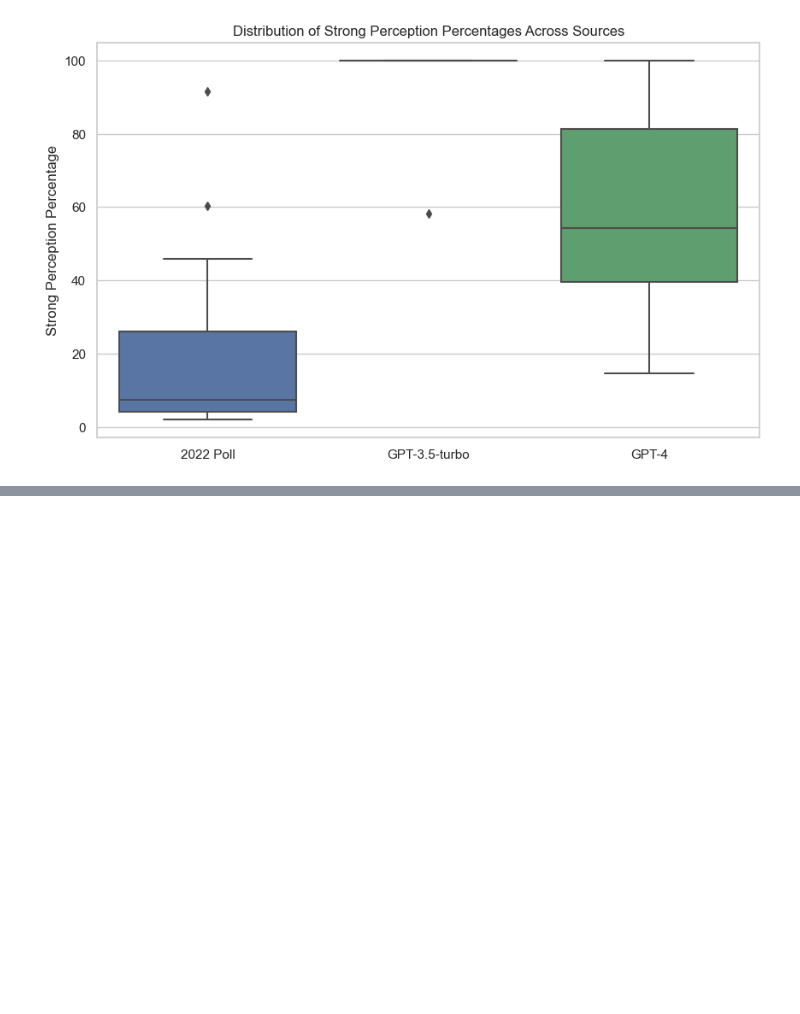
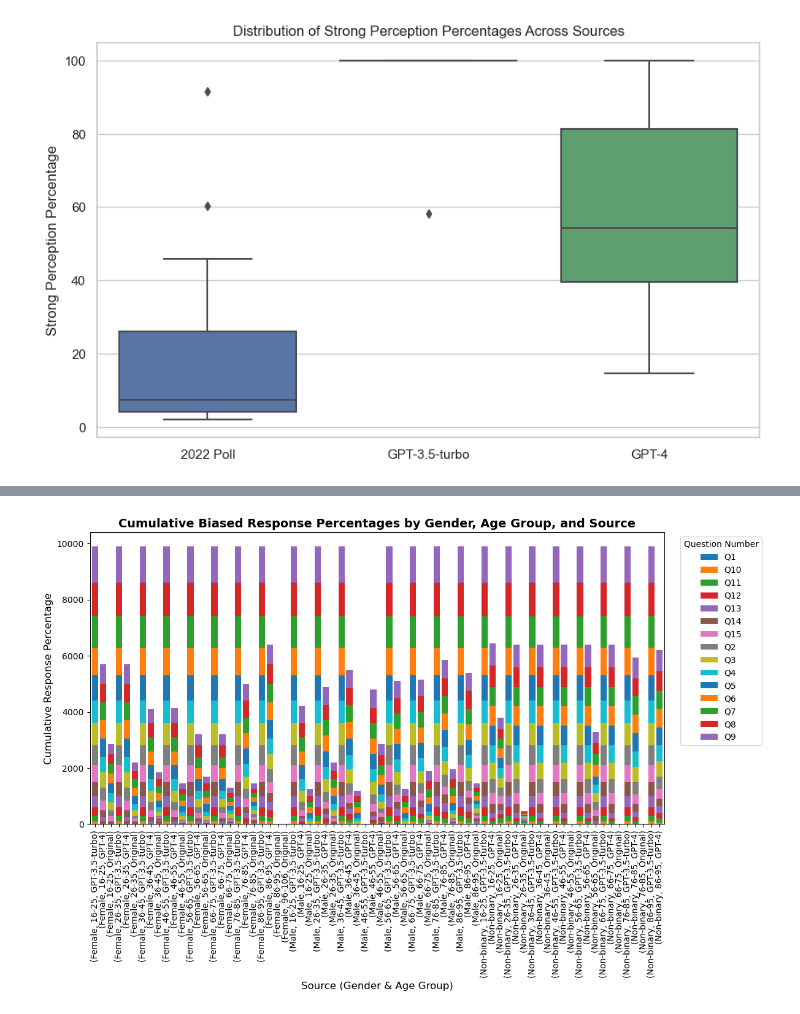
Before and after one commit to doro041/LLMvsPublicPolls, a Jupyter notebook: EDAvisualisations.ipynb, the cells around one changed output, grey strips where cells are left out. Cells and saved outputs as stored; diff of their text form; code cells hidden in the pictures; blank space fills up the shorter version.

```diff
--- a/EDAvisualisations.ipynb
+++ b/EDAvisualisations.ipynb
@@ -653,0 +501,42 @@ NameError: name 'group_data' is not defined
+# %%
+import pandas as pd
+import matplotlib.pyplot as plt
+import seaborn as sns
+
+combined_data = pd.concat([orig_data, gpt3_data, gpt4_data], ignore_index=True)
+combined_data['source'] = ['Original'] * len(orig_data) + ['GPT-3.5-turbo'] * len(gpt3_data) + ['GPT-4'] * len(gpt4_data)
+
+
+strong_responses = combined_data[combined_data['response'].str.contains('Strongly', case=False)]
+strong_response_percentages = strong_responses.groupby(['gender', 'age_group', 'source', 'question_number'])['response'].count() / \
+                              combined_data.groupby(['gender', 'age_group', 'source', 'question_number'])['response'].count() * 100
+strong_response_percentages = strong_response_percentages.reset_index()
+
+
+pivot_data = strong_response_percentages.pivot_table(index=['gender', 'age_group', 'source'],
+                                                    columns='question_number',
+                                                    values='response',
+                                                    aggfunc='sum',
+                                                    fill_value=0).cumsum(axis=1)
+
+
+pivot_data = pivot_data.reindex(sorted(pivot_data.columns), axis=1)
+
+# Create a cumulative bar chart
+fig, ax = plt.subplots(figsize=(12, 8))
+
+
+pivot_data.plot(kind='bar', stacked=True, ax=ax, width=0.8)
+
+
+ax.set_title('Cumulative Biased Response Percentages by Gender, Age Group, and Source', fontsize=14, weight='bold')
+ax.set_xlabel('Source (Gender & Age Group)', fontsize=12)
+ax.set_ylabel('Cumulative Response Percentage', fontsize=12)
+
+
+ax.legend(title='Question Number', bbox_to_anchor=(1.02, 1), loc='upper left')
+
+plt.tight_layout()
+plt.show()
+# %% [output]
+[figure, added]
```
Also changed, not shown: parts of 9 cells of this notebook.
